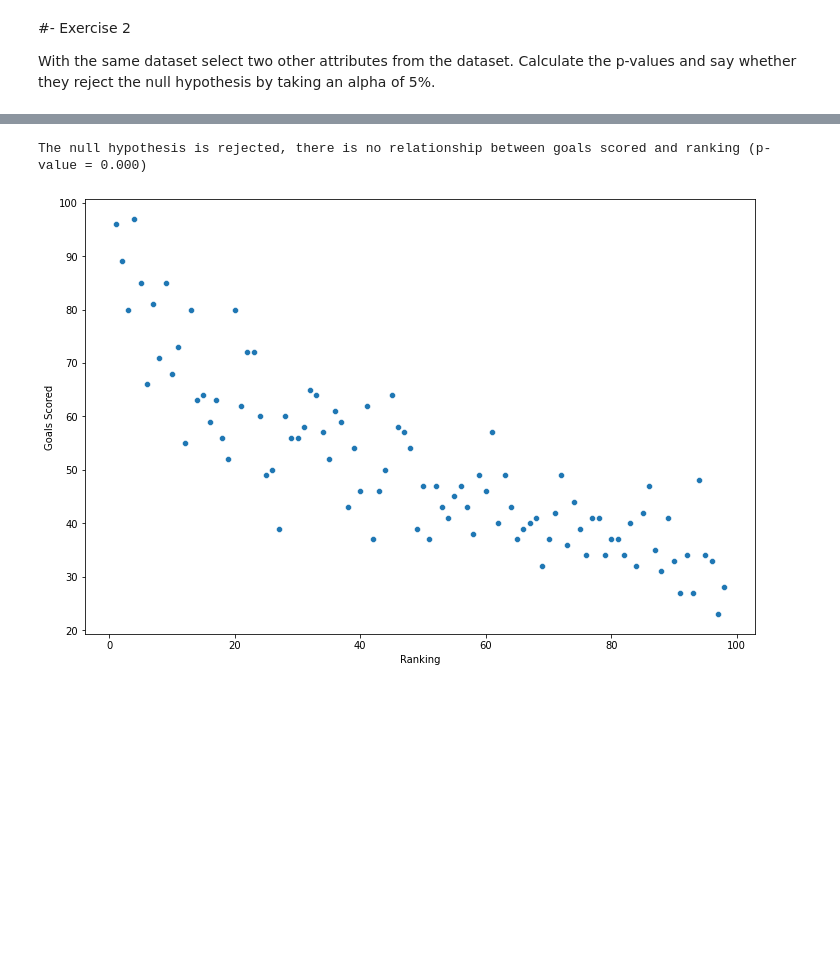
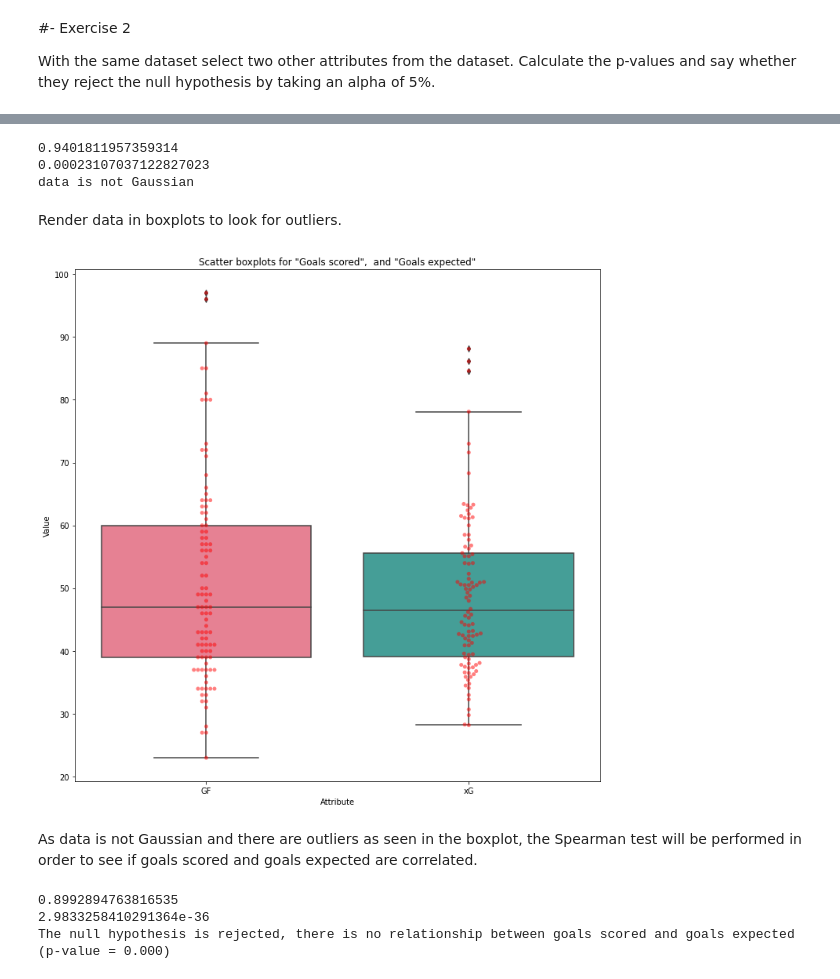
Before and after one commit to ddenebb/hipotesis_testing, a Jupyter notebook: Tasca_M5_T01.ipynb, the cells around one changed output, grey strips where cells are left out. Cells and saved outputs as stored; diff of their text form; code cells hidden in the pictures; blank space fills up the shorter version.

```diff
--- a/Tasca_M5_T01.ipynb
+++ b/Tasca_M5_T01.ipynb
@@ -163,28 +207,68 @@ Finally, we'll interpret the results and conclude whether or not there is a rela
+# %%
+# Perform the Shapiro-Wilk test
+stat, p = shapiro(df['xG'])
+print(stat)
+print(p)
+
+# Compare the p-value with alpha (0.05)
+alpha = 0.05
+if p > alpha:
+    print("data is Gaussian")
+else:
+    print("data is not Gaussian")
+
+#print(df['xG'].describe())
+# %% [output]
+0.9401811957359314
+0.00023107037122827023
+data is not Gaussian
+# %% [markdown]
+Render data in boxplots to look for outliers.
+# %%
+#Set figure size
+plt.figure(figsize=(12,12))
+
+# Get the two attributes from the dataframe
+gf = df['GF']
+xg = df['xG']
+
+# Combine the two attributes into one dataframe
+data = pd.DataFrame({'GF': gf, 'xG': xg})
+
+# Plot the scatter boxplots
+sns.boxplot(data=data, palette='husl')
+sns.swarmplot(data=data, color='red', alpha=0.5)
+
+# Add labels and title
+plt.xlabel('Attribute')
+plt.ylabel('Value')
+plt.title('Scatter boxplots for "Goals scored",  and "Goals expected"')
+
+# Show the plot
+plt.show()
+# %% [output]
+[figure, added]
+# %% [markdown]
+As data is not Gaussian and there are outliers as seen in the boxplot, the Spearman test will be performed in order to see if goals scored and goals expected are correlated.
 # %%
 from scipy import stats
 
 # select columns
 gf = df["GF"]
-rk = df["Rk"]
+xg = df["xG"]
 
 # calculate correlation and p-value
-corr, p_value = stats.pearsonr(gf, rk)
+corr, p_value = stats.spearmanr(gf, xg)
+print(corr)
+print(p_value)
 
 # interpret results
 alpha = 0.05
 if p_value > alpha:
-    print("The null hypothesis is not rejected, there is a relationship between goals scored and ranking (p-value = {:.3f})".format(p_value))
+    print("The null hypothesis is not rejected, there is a relationship between goals scored and goals expected (p-value = {:.3f})".format(p_value))
 else:
-    print("The null hypothesis is rejected, there is no relationship between goals scored and ranking (p-value = {:.3f})".format(p_value))
+    print("The null hypothesis is rejected, there is no relationship between goals scored and goals expected (p-value = {:.3f})".format(p_value))
 # %% [output]
-The null hypothesis is rejected, there is no relationship between goals scored and ranking (p-value = 0.000)
+0.8992894763816535
+2.9833258410291364e-36
+The null hypothesis is rejected, there is no relationship between goals scored and goals expected (p-value = 0.000)
-# %%
-# Create a scatter plot with seaborn
-fig, ax = plt.subplots(figsize=(12,8))
-sns.scatterplot(x='Rk', y='GF', data=df)
-# Add labels and show plot
-plt.xlabel('Ranking')
-plt.ylabel('Goals Scored')
-plt.show()
-# %% [output]
-[figure, removed]
```
Also changed, not shown: parts of 29 cells of this notebook.
